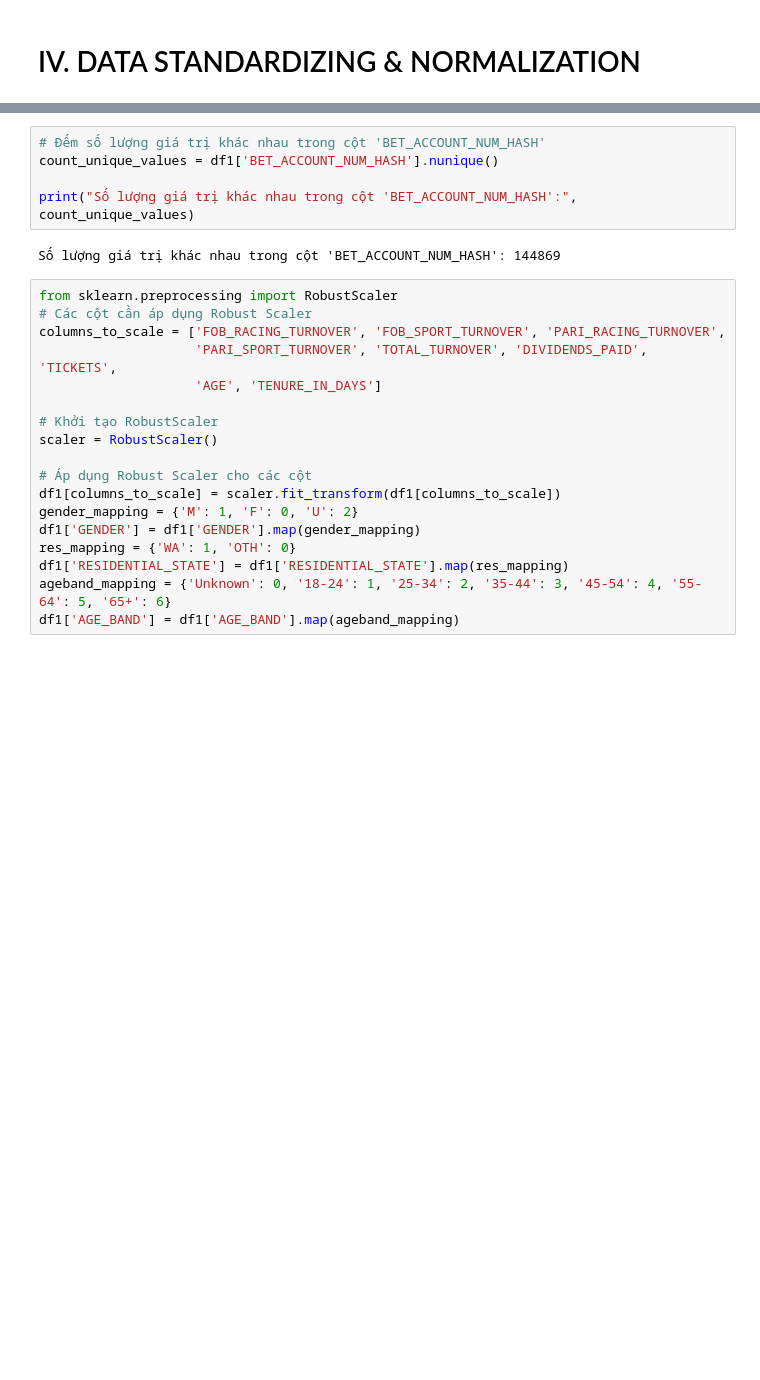
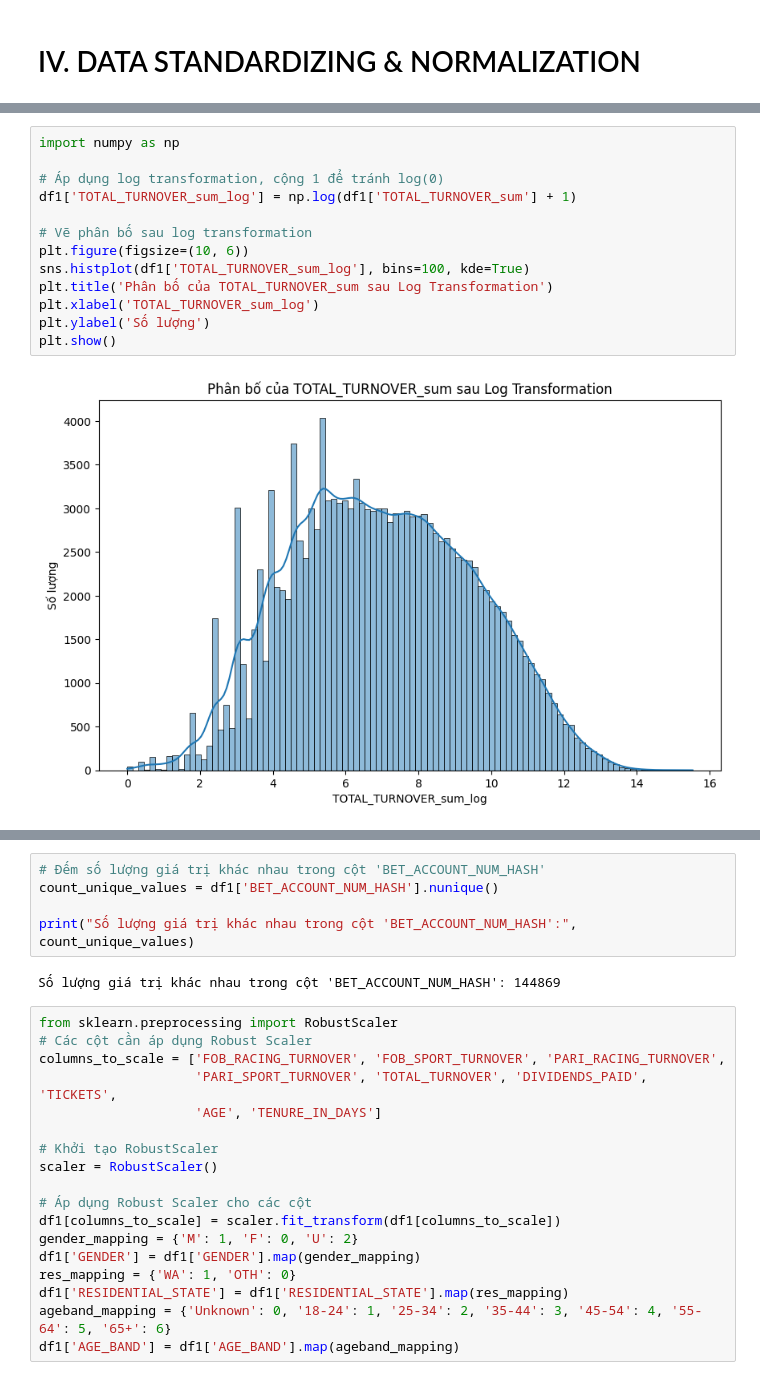
Before and after one commit to ThanhVo15/Competition, a Jupyter notebook: 2. Data Got Talent/2. Final Round/Code/GROSS_MARGIN_FORECAST.ipynb, the cells around one changed output, grey strips where cells are left out. Cells and saved outputs as stored; diff of their text form; blank space fills up the shorter version.

```diff
--- a/2. Data Got Talent/2. Final Round/Code/GROSS_MARGIN_FORECAST.ipynb
+++ b/2. Data Got Talent/2. Final Round/Code/GROSS_MARGIN_FORECAST.ipynb
@@ -437,0 +507,15 @@ mi_scores_df
+# %%
+import numpy as np
+
+# Áp dụng log transformation, cộng 1 để tránh log(0)
+df1['TOTAL_TURNOVER_sum_log'] = np.log(df1['TOTAL_TURNOVER_sum'] + 1)
+
+# Vẽ phân bố sau log transformation
+plt.figure(figsize=(10, 6))
+sns.histplot(df1['TOTAL_TURNOVER_sum_log'], bins=100, kde=True)
+plt.title('Phân bố của TOTAL_TURNOVER_sum sau Log Transformation')
+plt.xlabel('TOTAL_TURNOVER_sum_log')
+plt.ylabel('Số lượng')
+plt.show()
+# %% [output]
+[figure, added]
```
Also changed, not shown: parts of 19 cells of this notebook, 1 other file.
